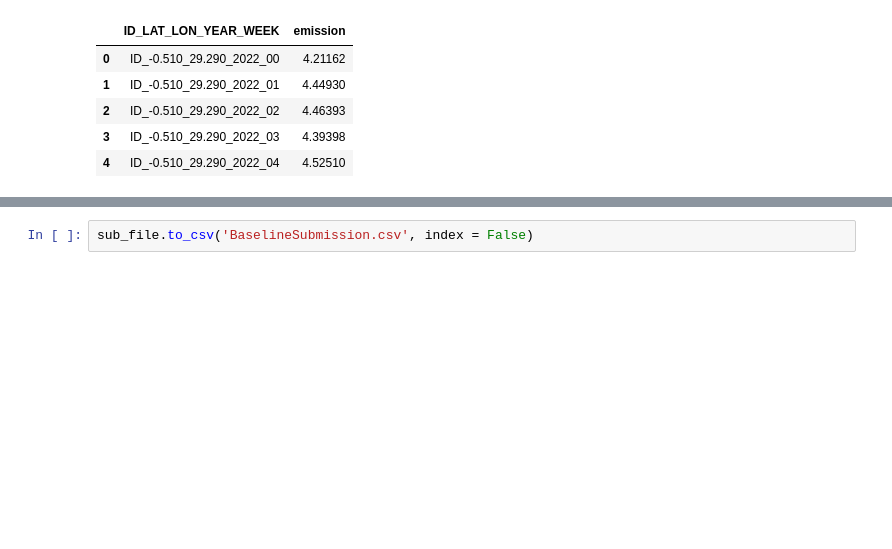
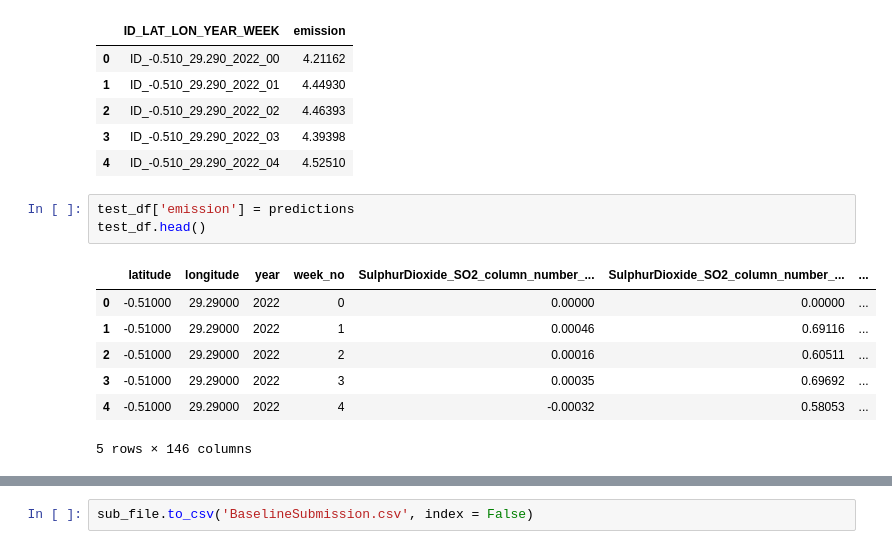
Before and after one commit to candybains/Predict-CO2-Emissions-in-Rwanda, a Jupyter notebook: Carbon_Emission.ipynb, the cells around one changed output, grey strips where cells are left out. Cells and saved outputs as stored; diff of their text form; blank space fills up the shorter version.

```diff
--- a/Carbon_Emission.ipynb
+++ b/Carbon_Emission.ipynb
@@ -235,3 +235,14 @@ sub_file.head()
 | 2 | ID_-0.510_29.290_2022_02 | 4.46393 |
 | 3 | ID_-0.510_29.290_2022_03 | 4.39398 |
 | 4 | ID_-0.510_29.290_2022_04 | 4.52510 |
+# %%
+test_df['emission'] = predictions
+test_df.head()
+# %% [output]
+|  | latitude | longitude | year | week_no | SulphurDioxide_SO2_column_number_... | SulphurDioxide_SO2_column_number_... | ... |
+| 0 | -0.51000 | 29.29000 | 2022 | 0 | 0.00000 | 0.00000 | ... |
+| 1 | -0.51000 | 29.29000 | 2022 | 1 | 0.00046 | 0.69116 | ... |
+| 2 | -0.51000 | 29.29000 | 2022 | 2 | 0.00016 | 0.60511 | ... |
+| 3 | -0.51000 | 29.29000 | 2022 | 3 | 0.00035 | 0.69692 | ... |
+| 4 | -0.51000 | 29.29000 | 2022 | 4 | -0.00032 | 0.58053 | ... |
+5 rows × 146 columns
```
Also changed, not shown: parts of 4 cells of this notebook.
